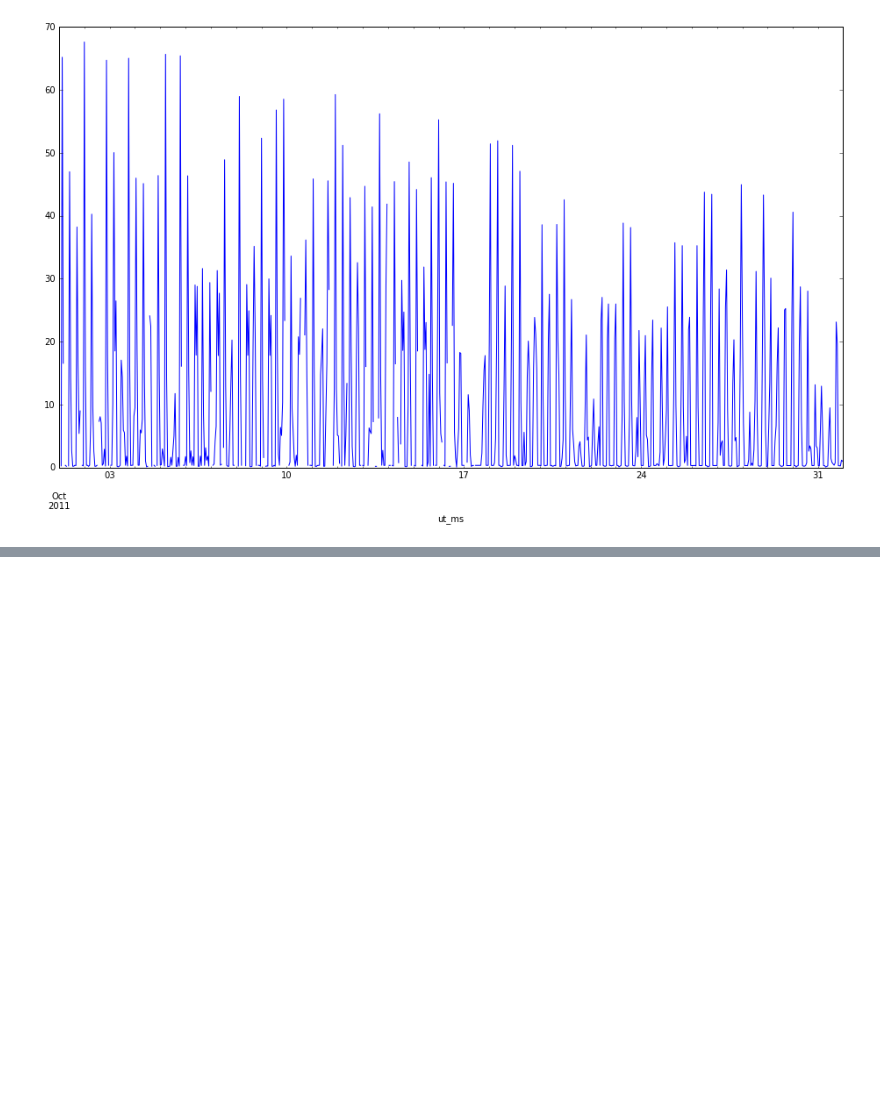
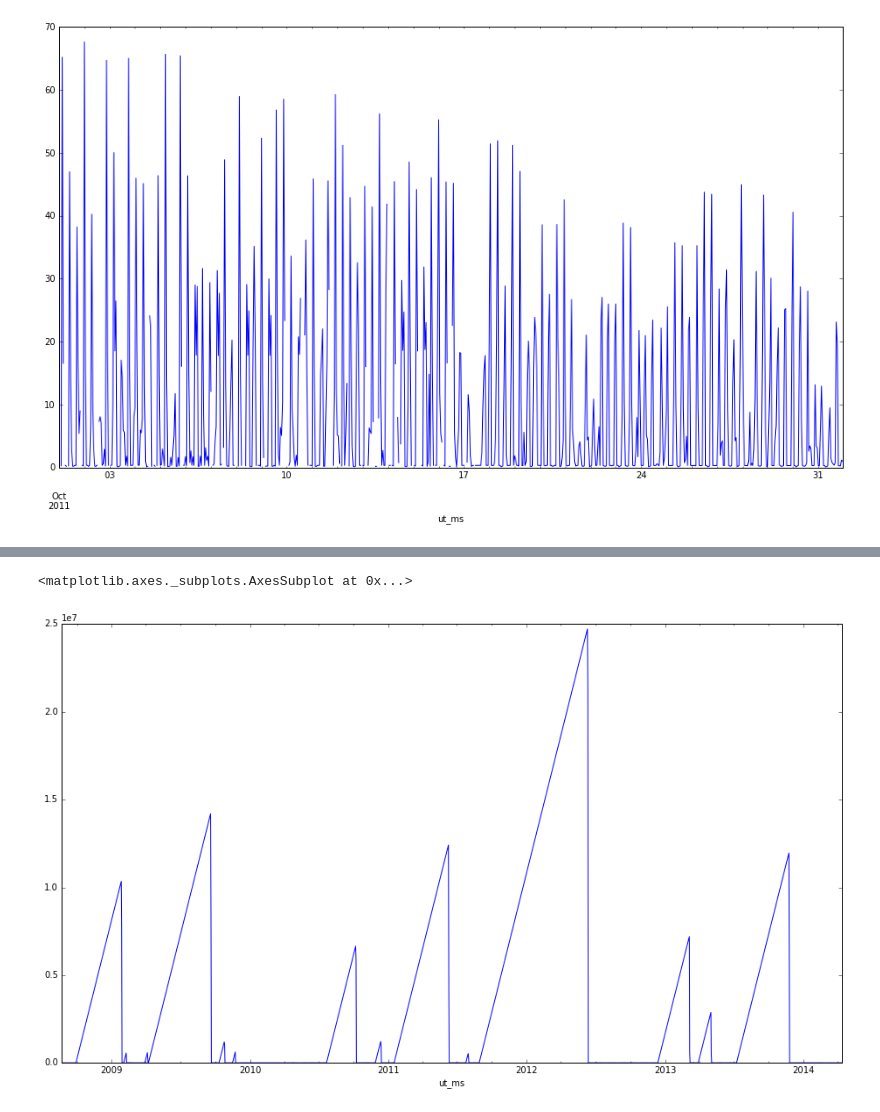
Before and after one commit to ktrnka/mars-express, a Jupyter notebook: src/data exploration.ipynb, the cells around one changed output, grey strips where cells are left out. Cells and saved outputs as stored; diff of their text form; code cells hidden in the pictures; blank space fills up the shorter version.

```diff
--- a/src/data exploration.ipynb
+++ b/src/data exploration.ipynb
@@ -41,0 +106,5 @@ Name: description, dtype: int64
+# %%
+time_since_last_event(dmop_data[dmop_data.subsystem.str.contains("MOCE")], power_data.index).resample("1D").mean().plot(figsize=(16, 9))
+# %% [output]
+<matplotlib.axes._subplots.AxesSubplot at 0x...>
+[figure, added]
```
Also changed, not shown: parts of 5 cells of this notebook, 1 other file.
